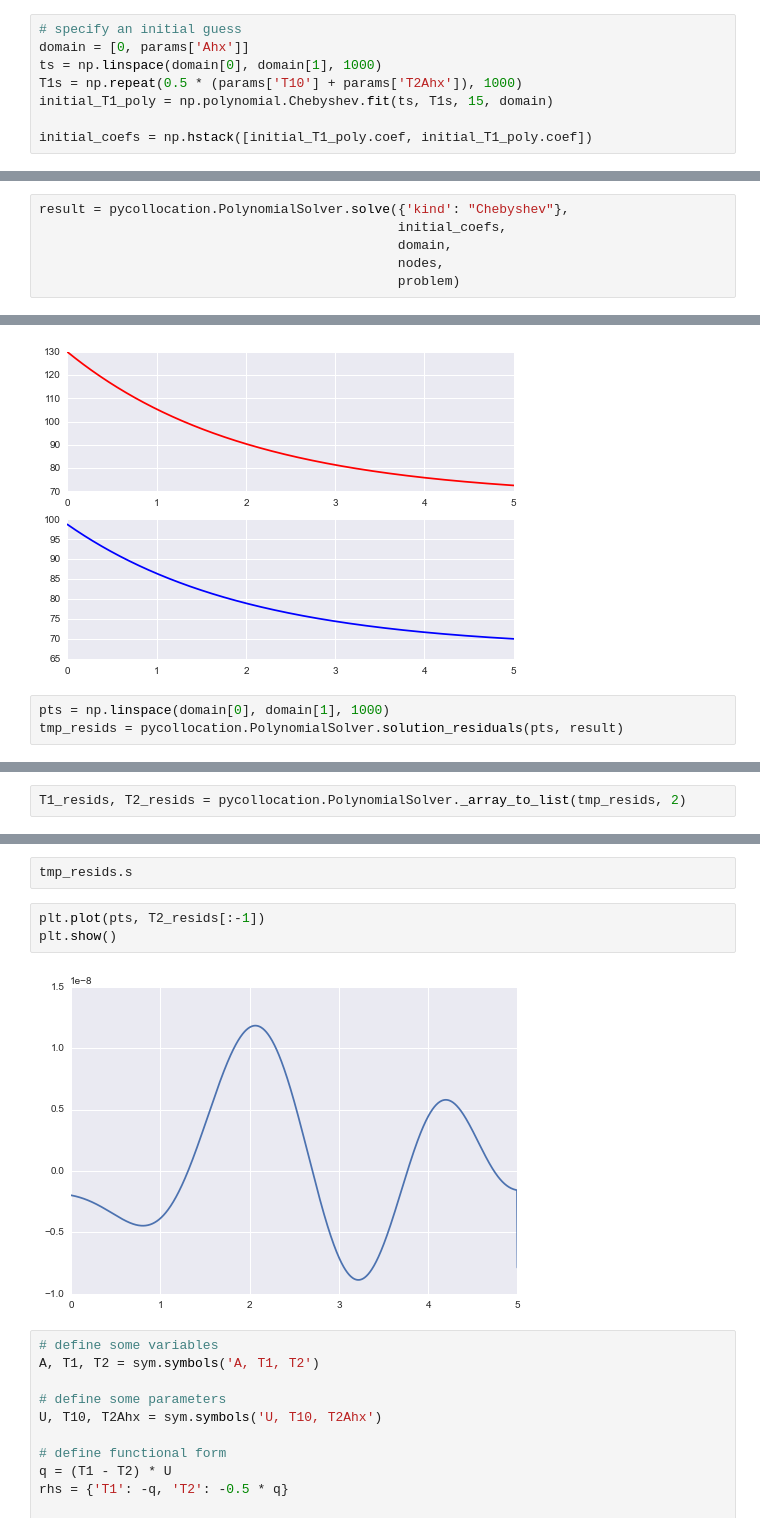
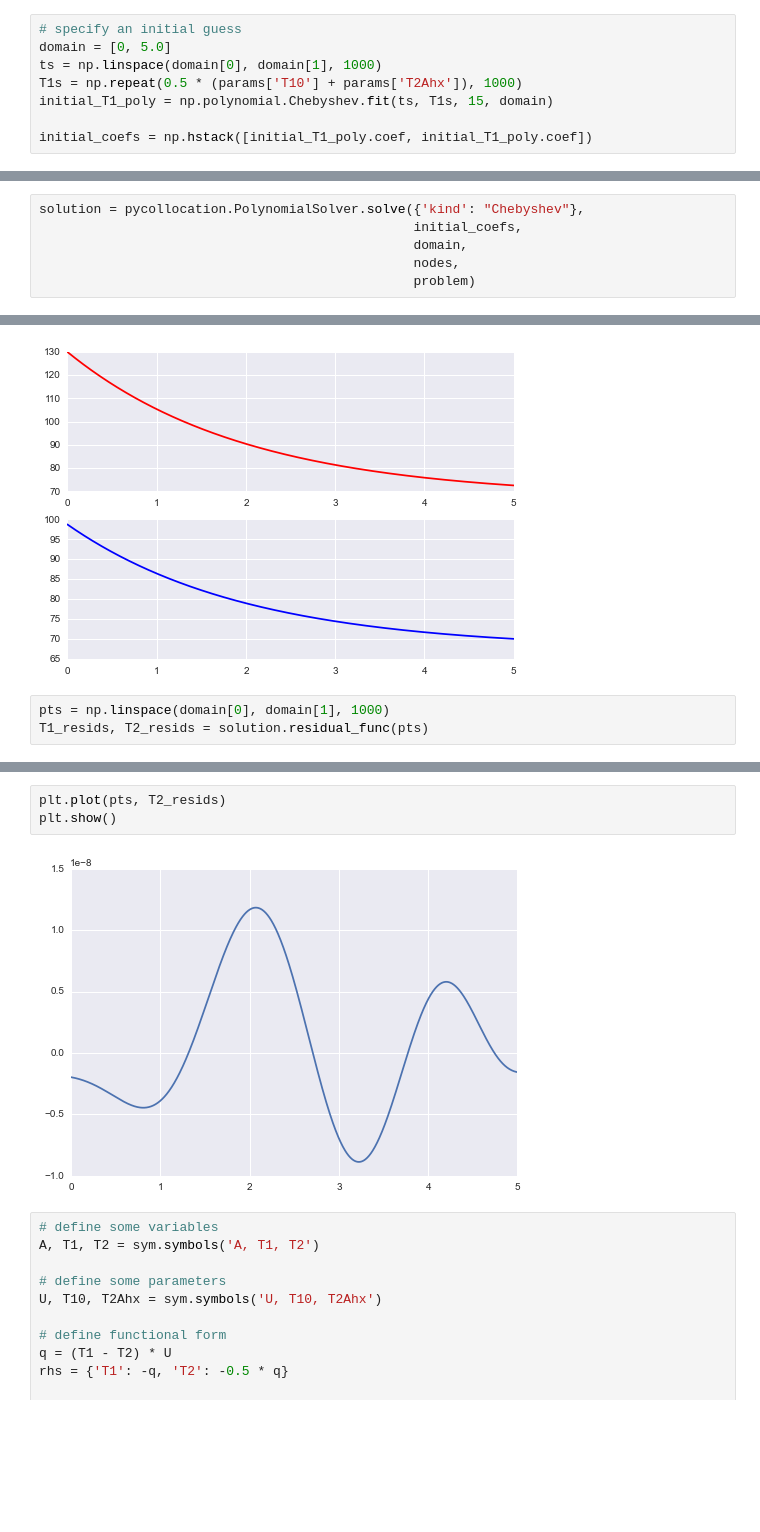
Before and after one commit to davidrpugh/pyCollocation, a Jupyter notebook: examples/heat-exchanger.ipynb, the cells around one changed output, grey strips where cells are left out. Saved outputs shown, nothing was run; the diff lists cells and outputs as text; blank space fills up the shorter version.

Commit message:
Added a Solution object.

```diff
--- a/examples/heat-exchanger.ipynb
+++ b/examples/heat-exchanger.ipynb
@@ -36,7 +37,7 @@ def bcs_upper(A, T1, T2, T2Ahx, **params):
     return [T2 - T2Ahx]
 # %%
 # specify an initial guess
-domain = [0, params['Ahx']]
+domain = [0, 5.0]
 ts = np.linspace(domain[0], domain[1], 1000)
 T1s = np.repeat(0.5 * (params['T10'] + params['T2Ahx']), 1000)
 initial_T1_poly = np.polynomial.Chebyshev.fit(ts, T1s, 15, domain)
@@ -47,8 +48,8 @@ problem = pycollocation.TwoPointBVP(bcs_lower, bcs_upper, 1, 2, rhs, params)
 # %%
 nodes = pycollocation.PolynomialSolver.collocation_nodes(15, domain, "Chebyshev")
 # %%
-result = pycollocation.PolynomialSolver.solve({'kind': "Chebyshev"},
-                                              initial_coefs,
-                                              domain,
-                                              nodes,
-                                              problem)
+solution = pycollocation.PolynomialSolver.solve({'kind': "Chebyshev"},
+                                                initial_coefs,
+                                                domain,
+                                                nodes,
+                                                problem)
@@ -67,4 +66,4 @@ plt.show()
 [figure]
 # %%
 pts = np.linspace(domain[0], domain[1], 1000)
-tmp_resids = pycollocation.PolynomialSolver.solution_residuals(pts, result)
+T1_resids, T2_resids = solution.residual_func(pts)
@@ -77,3 +70 @@ tmp_resids.shape
-# %%
-T1_resids, T2_resids = pycollocation.PolynomialSolver._array_to_list(tmp_resids, 2)
 # %%
@@ -81,13 +72,11 @@ plt.plot(pts, T1_resids[:-1])
 plt.show()
 # %% [output]
 [figure]
-# %%
-tmp_resids.s
 # %%
-plt.plot(pts, T2_resids[:-1])
+plt.plot(pts, T2_resids)
 plt.show()
 # %% [output]
-[figure, old version]
+[figure, new version]
 # %%
 # define some variables
 A, T1, T2 = sym.symbols('A, T1, T2')
```
Also changed, not shown: parts of 9 cells of this notebook, 3 other files.
